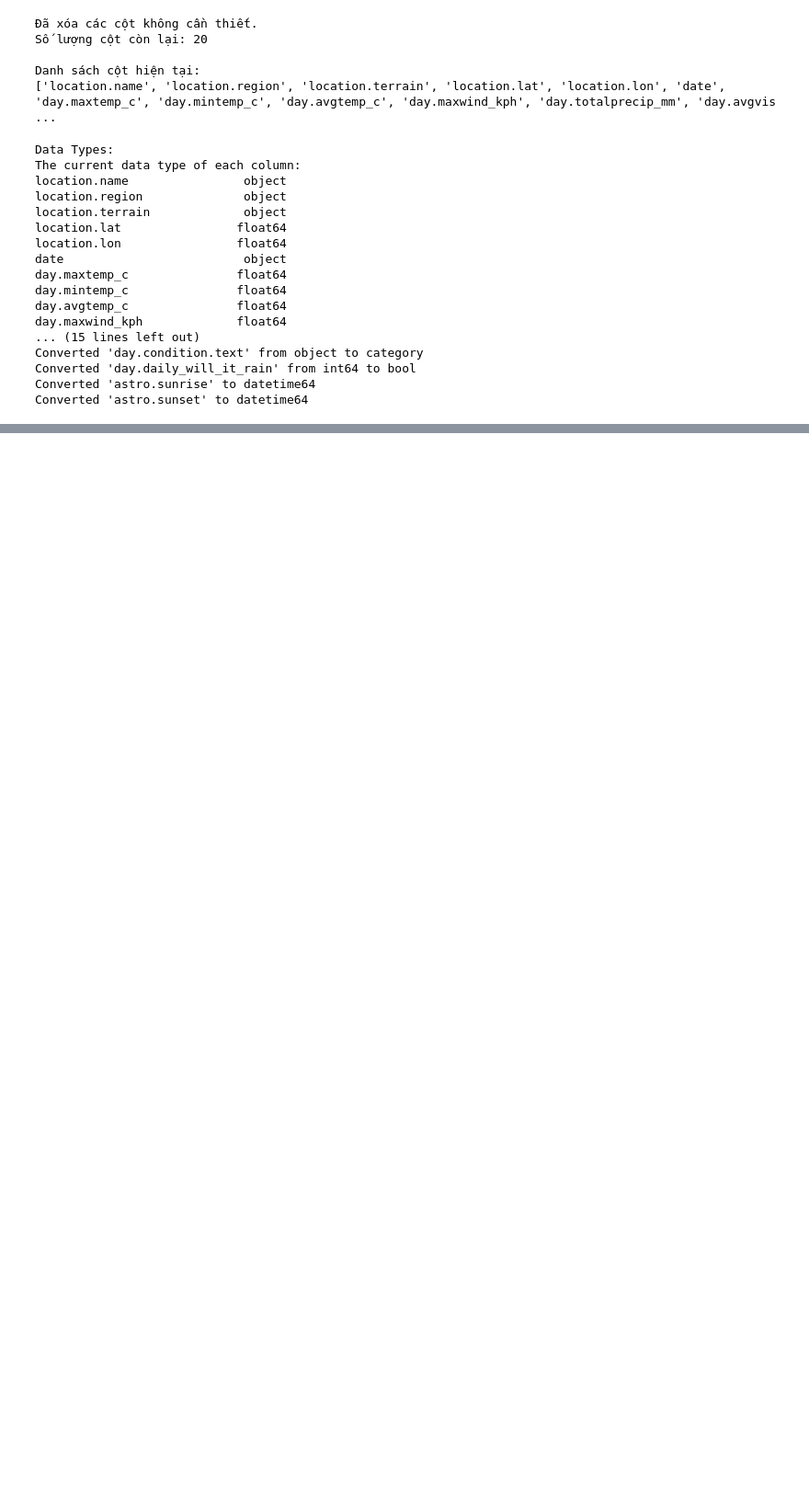
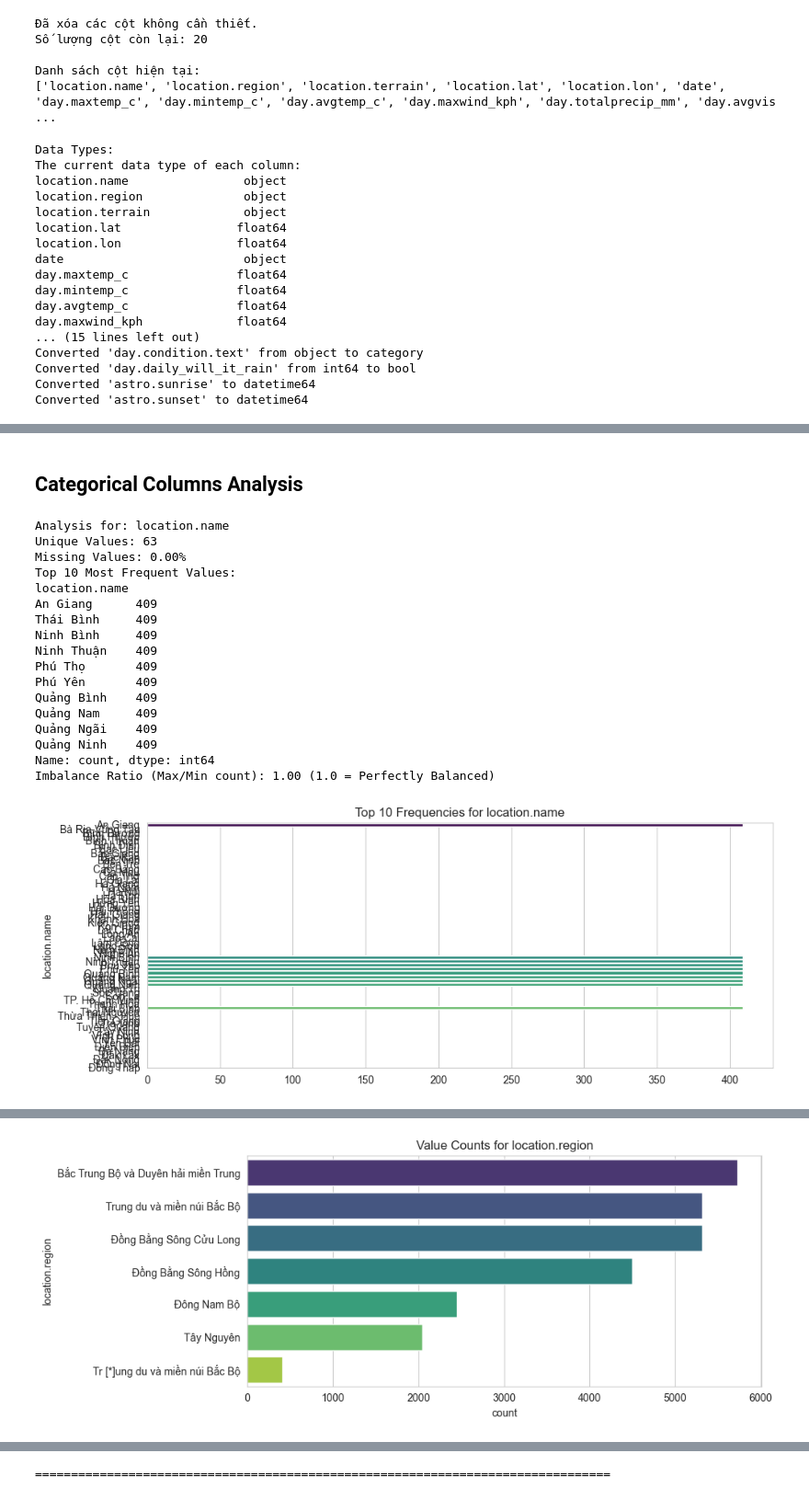
Before and after one commit to DucPhuc1/ProgrammingForDS, a Jupyter notebook: weatherVN.ipynb, the cells around one changed output, grey strips where cells are left out. Shown at 92% size. Cells and saved outputs as stored; diff of their text form; code cells hidden in the pictures; blank space fills up the shorter version.

```diff
--- a/weatherVN.ipynb
+++ b/weatherVN.ipynb
@@ -476,0 +831,77 @@ Dựa trên các vấn đề đã xác định, chúng tôi thực hiện quy tr
+# %% [markdown]
+## Categorical Columns Analysis
+# %%
+def analyze_categorical_column(df, col):
+    print(f"Analysis for: {col}")
+
+    # 1. Value Distribution Stats
+    unique_count = df[col].nunique()
+    missing_pct = df[col].isnull().mean() * 100
+
+    print(f"Unique Values: {unique_count}")
+    print(f"Missing Values: {missing_pct:.2f}%")
+
+    # Top Frequent Values
+    top_counts = df[col].value_counts().head(10)
+    print("Top 10 Most Frequent Values:")
+    print(top_counts)
+
+    # Balance Check (Ratio of Top to Bottom frequency)
+    if unique_count > 1:
+        balance_ratio = df[col].value_counts().max() / df[col].value_counts().min()
+        print(f"Imbalance Ratio (Max/Min count): {balance_ratio:.2f} (1.0 = Perfectly Balanced)")
+
+    # 2. Visualizations
+    plt.figure(figsize=(10, 4))
+
+    if unique_count > 20:
+        # If too many categories, plot only top 20
+        sns.barplot(x=top_counts.values, y=top_counts.index, palette='viridis')
+        plt.title(f'Top 10 Frequencies for {col}')
+    else:
+        sns.countplot(data=df, y=col, order=df[col].value_counts().index, palette='viridis')
+        plt.title(f'Value Counts for {col}')
+
+    plt.tight_layout()
+    plt.show()
+
+    # 3. Inconsistency Check (Quick heuristic for text columns)
+    if df[col].dtype == 'object' or df[col].dtype.name == 'category':
+        # Check for similar strings that might be typos (e.g., "Hanoi" vs "Ha Noi" - basic check)
+        # This just prints the raw unique values sorted to spot duplicates visually
+        unique_vals = sorted(df[col].dropna().unique().astype(str))
+        if len(unique_vals) < 50:
+            print(f"All Unique Categories: {unique_vals}")
+
+    print("\n" + "="*80 + "\n")
+
+# Define Categorical Columns based on previous steps
+categorical_cols = [
+    'location.name', 'location.region'
+]
+# Note: 'day.daily_will_it_rain' is boolean but acts like categorical
+categorical_cols.append('day.daily_will_it_rain')
+
+# Execute Analysis
+for col in categorical_cols:
+    if col in df.columns:
+        analyze_categorical_column(df, col)
+# %% [output]
+Analysis for: location.name
+Unique Values: 63
+Missing Values: 0.00%
+Top 10 Most Frequent Values:
+location.name
+An Giang      409
+Thái Bình     409
+Ninh Bình     409
+Ninh Thuận    409
+Phú Thọ       409
+Phú Yên       409
+Quảng Bình    409
+Quảng Nam     409
+Quảng Ngãi    409
+Quảng Ninh    409
+Name: count, dtype: int64
+Imbalance Ratio (Max/Min count): 1.00 (1.0 = Perfectly Balanced)
+[figure, added]
@@ -476,0 +924 @@ Dựa trên các vấn đề đã xác định, chúng tôi thực hiện quy tr
+[figure, added]
@@ -476,0 +939 @@ Dựa trên các vấn đề đã xác định, chúng tôi thực hiện quy tr
+================================================================================
```
Also changed, not shown: parts of 21 cells of this notebook.
